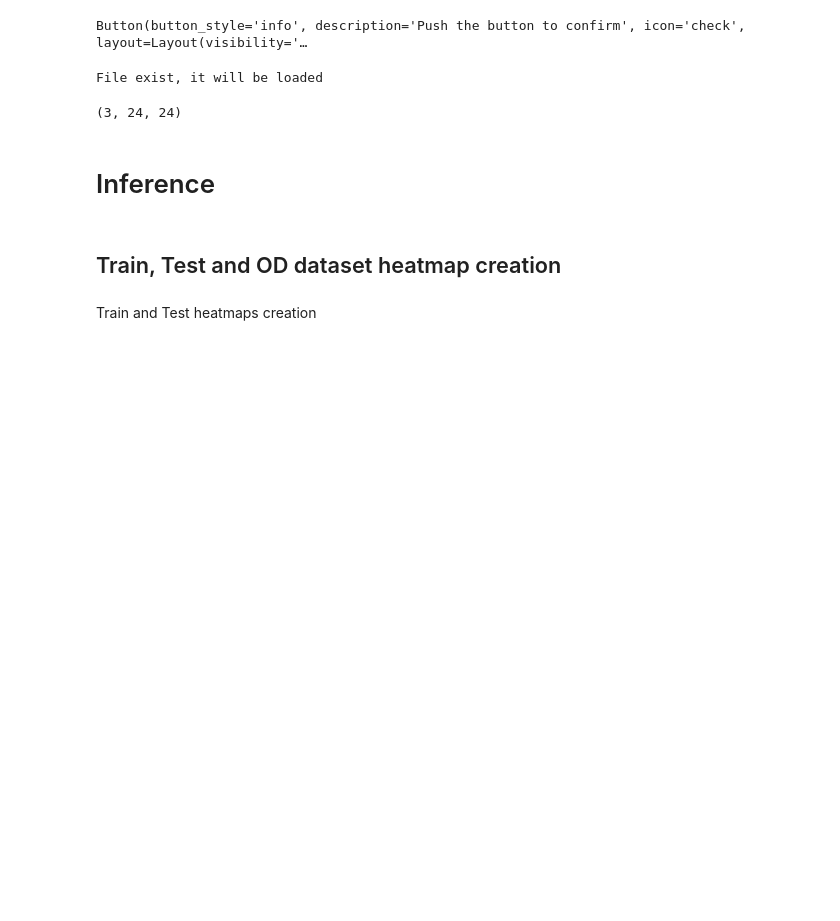
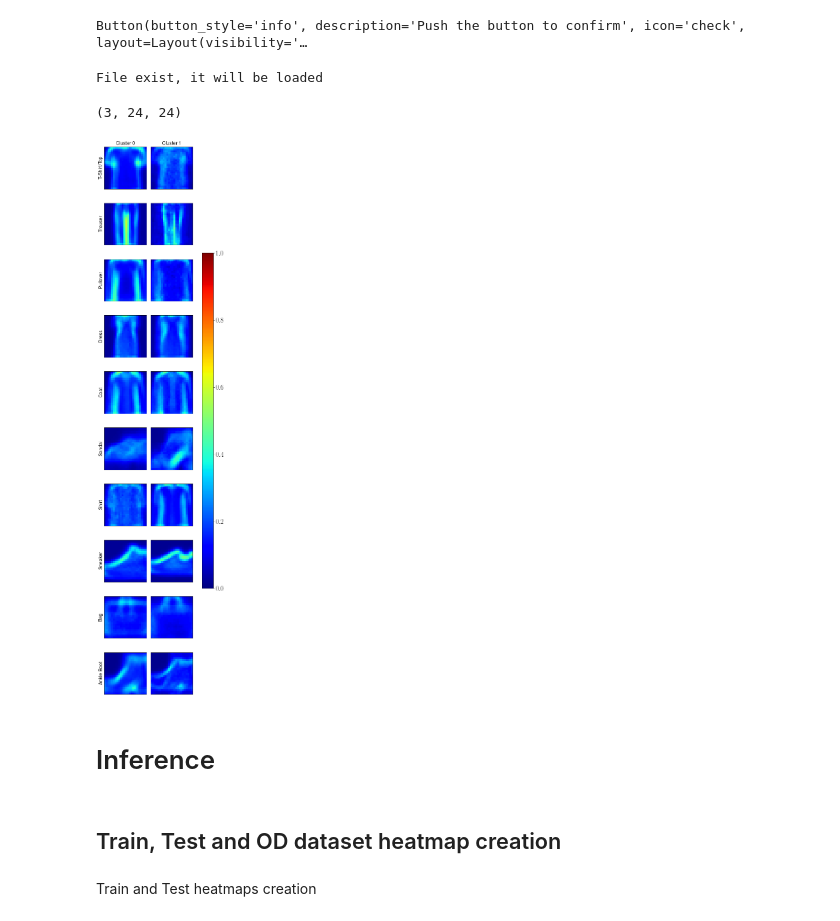
Before and after one commit to aitor-martinez-seras/OOD-XAI, a Jupyter notebook: OOD_Explainable_AI.ipynb, the cells around one changed output. Cells and saved outputs as stored; diff of their text form; code cells hidden in the pictures; blank space fills up the shorter version.

```diff
--- a/OOD_Explainable_AI.ipynb
+++ b/OOD_Explainable_AI.ipynb
@@ -1412,36 +1435,38 @@ for class_index in range(NUM_CLASSES):
       im = ax[class_index,cluster].imshow(average_heatmaps_per_class_and_cluster[class_index][cluster],cmap='jet',vmin=0,vmax=1)
     elif superimposed == True:
       one_image_of_class_index = search_index_of_class(class_index,1,train_labels_shuffled)[0]
       ax[class_index,cluster].imshow(train_images_shuffled[one_image_of_class_index,:,:,0])
        # Save AxesImage for plotting the colorbar
       im = ax[class_index,cluster].imshow(resize(average_heatmaps_per_class_and_cluster[class_index][cluster], (train_images_shuffled.shape[1:3])),alpha = 0.6,cmap='jet',vmin=0,vmax=1)
 
     if class_index == 0:
       ax[class_index,cluster].set_title('Cluster {}'.format(cluster),fontsize=FONTSIZE)
       ax[class_index,cluster].set_xticks([])
       ax[class_index,cluster].set_yticks([])
     # Comment the line in the if to not plot the class names
     if cluster == 0:
-      ax[class_index,cluster].set_ylabel(CLASS_NAMES[class_index].title(),rotation = 90, fontsize=12+4*max_cols)
+      ax[class_index,cluster].set_ylabel(CLASS_NAMES[class_index].title(),rotation = 90, fontsize=FONTSIZE)
       pass
 
   if len(average_heatmaps_per_class_and_cluster[class_index]) != max_cols:
     for empty_ax_index in range(len(average_heatmaps_per_class_and_cluster[class_index]),max_cols):
       ax[class_index][empty_ax_index].imshow(np.zeros(np.shape(average_heatmaps_per_class_and_cluster[class_index][cluster])),vmin=0,vmax=1)
       ax[class_index,empty_ax_index].plot([0,len(average_heatmaps_per_class_and_cluster[class_index][cluster])-1],[len(average_heatmaps_per_class_and_cluster[class_index][cluster])-1,0],c='w',lw=2)
       ax[class_index,empty_ax_index].plot([0,len(average_heatmaps_per_class_and_cluster[class_index][cluster])-1],[0,len(average_heatmaps_per_class_and_cluster[class_index][cluster])-1],c='w',lw=2)
       if class_index == 0:
         ax[class_index,empty_ax_index].set_title('Cluster {}'.format(empty_ax_index),fontsize=FONTSIZE)
         ax[class_index,empty_ax_index].set_xticks([])
         ax[class_index,empty_ax_index].set_yticks([])
 
 plt.subplots_adjust(wspace=0.1, hspace=0.05)
 cbar = fig.colorbar(im, ax=ax, shrink=0.6, pad=0.08, aspect=30)
 cbar.ax.tick_params(labelsize=12+max_cols*4)
 
-plt.savefig('./Heatmaps_x_clase_y_cluster_{}.pdf'.format(AVG_MODE),dpi=40,bbox_inches='tight')
-plt.savefig('./Heatmaps_x_clase_y_cluster_{}.png'.format(AVG_MODE),dpi=250,bbox_inches='tight')
+plt.savefig('./Heatmaps_per_class_and_cluster_{}.pdf'.format(AVG_MODE),dpi=40,bbox_inches='tight')
+plt.savefig('./Heatmaps_per_class_and_cluster_{}.png'.format(AVG_MODE),dpi=250,bbox_inches='tight')
 #plt.savefig('./Crop.pdf'.format(modo_heatmaps),dpi=40,bbox_inches=Bbox([[0, 3], [9, 27]]))
+# %% [output]
+[figure, added]
 # %% [markdown]
 # Inference
 # %% [markdown]
```
Also changed, not shown: parts of 9 cells of this notebook, 3 other files.
